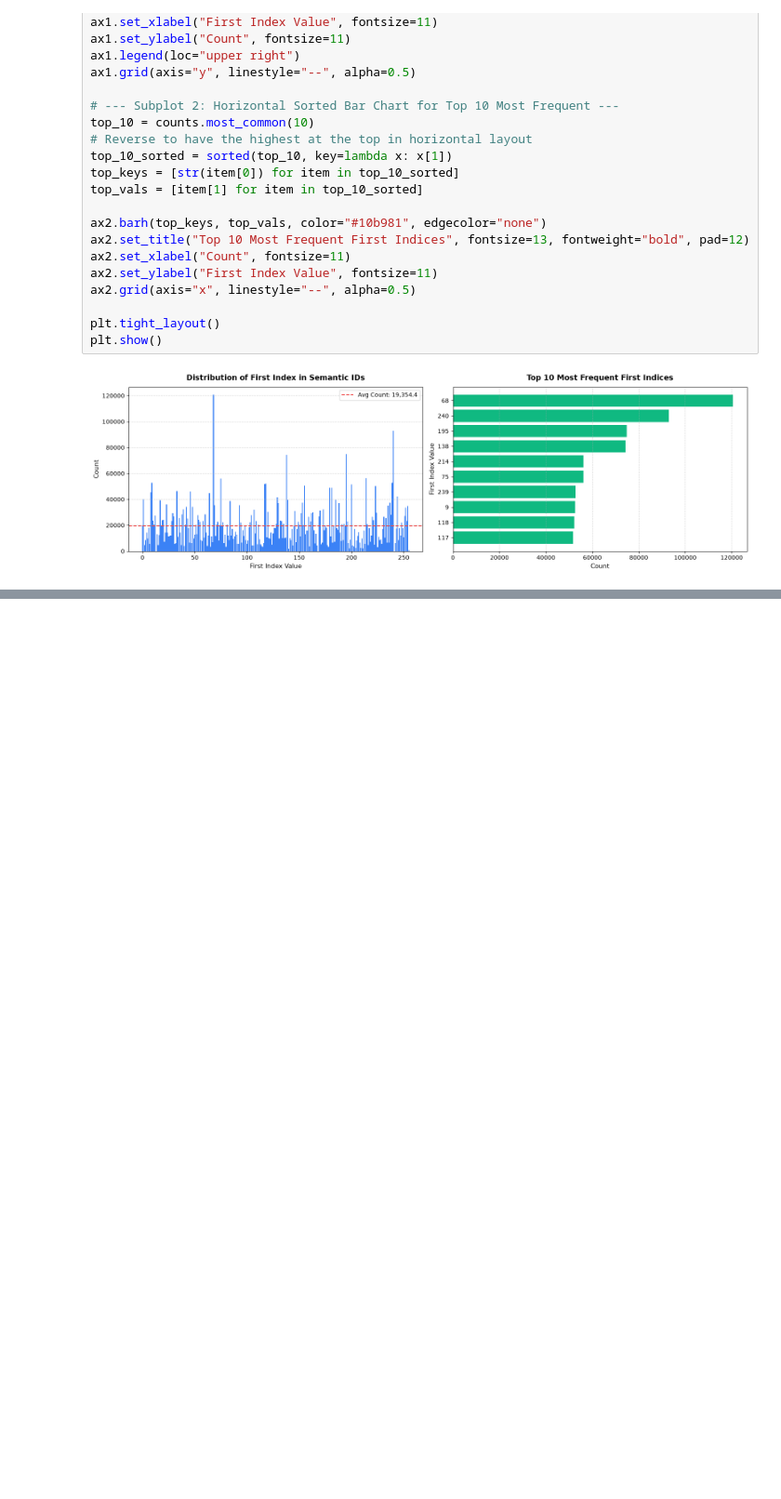
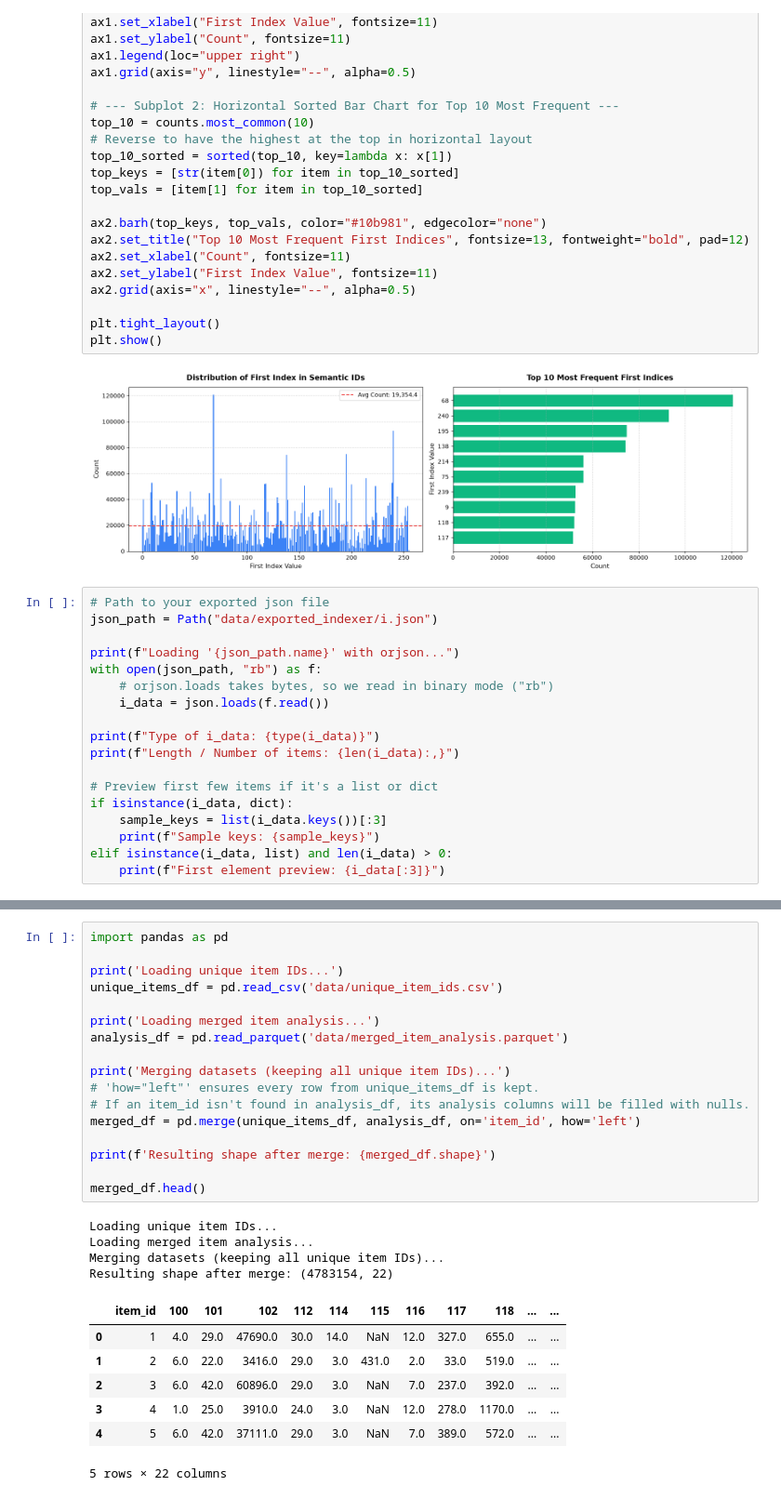
Before and after one commit to keyboard-jo/NZ5-GR, a Jupyter notebook: sid_eda.ipynb, the cells around one changed output, grey strips where cells are left out. Shown at 93% size. Drawn from its saved outputs; the diff is of its cells as text; blank space fills up the shorter version.

```diff
--- a/sid_eda.ipynb
+++ b/sid_eda.ipynb
@@ -203,3 +276,21 @@ plt.tight_layout()
 plt.show()
 # %% [output]
 [figure]
+# %%
+# Path to your exported json file
+json_path = Path("data/exported_indexer/i.json")
+
+print(f"Loading '{json_path.name}' with orjson...")
+with open(json_path, "rb") as f:
+    # orjson.loads takes bytes, so we read in binary mode ("rb")
+    i_data = json.loads(f.read())
+
+print(f"Type of i_data: {type(i_data)}")
+print(f"Length / Number of items: {len(i_data):,}")
+
+# Preview first few items if it's a list or dict
+if isinstance(i_data, dict):
+    sample_keys = list(i_data.keys())[:3]
+    print(f"Sample keys: {sample_keys}")
+elif isinstance(i_data, list) and len(i_data) > 0:
+    print(f"First element preview: {i_data[:3]}")
@@ -205,0 +677,29 @@ plt.show()
+# %%
+import pandas as pd
+
+print('Loading unique item IDs...')
+unique_items_df = pd.read_csv('data/unique_item_ids.csv')
+
+print('Loading merged item analysis...')
+analysis_df = pd.read_parquet('data/merged_item_analysis.parquet')
+
+print('Merging datasets (keeping all unique item IDs)...')
+# 'how="left"' ensures every row from unique_items_df is kept.
+# If an item_id isn't found in analysis_df, its analysis columns will be filled with nulls.
+merged_df = pd.merge(unique_items_df, analysis_df, on='item_id', how='left')
+
+print(f'Resulting shape after merge: {merged_df.shape}')
+
+merged_df.head()
+# %% [output]
+Loading unique item IDs...
+Loading merged item analysis...
+Merging datasets (keeping all unique item IDs)...
+Resulting shape after merge: (4783154, 22)
+|  | item_id | 100 | 101 | 102 | 112 | 114 | 115 | 116 | 117 | 118 | ... | ... |
+| 0 | 1 | 4.0 | 29.0 | 47690.0 | 30.0 | 14.0 | NaN | 12.0 | 327.0 | 655.0 | ... | ... |
+| 1 | 2 | 6.0 | 22.0 | 3416.0 | 29.0 | 3.0 | 431.0 | 2.0 | 33.0 | 519.0 | ... | ... |
+| 2 | 3 | 6.0 | 42.0 | 60896.0 | 29.0 | 3.0 | NaN | 7.0 | 237.0 | 392.0 | ... | ... |
+| 3 | 4 | 1.0 | 25.0 | 3910.0 | 24.0 | 3.0 | NaN | 12.0 | 278.0 | 1170.0 | ... | ... |
+| 4 | 5 | 6.0 | 42.0 | 37111.0 | 29.0 | 3.0 | NaN | 7.0 | 389.0 | 572.0 | ... | ... |
+5 rows × 22 columns
```
Also changed, not shown: parts of 16 cells of this notebook, 4 other files.
